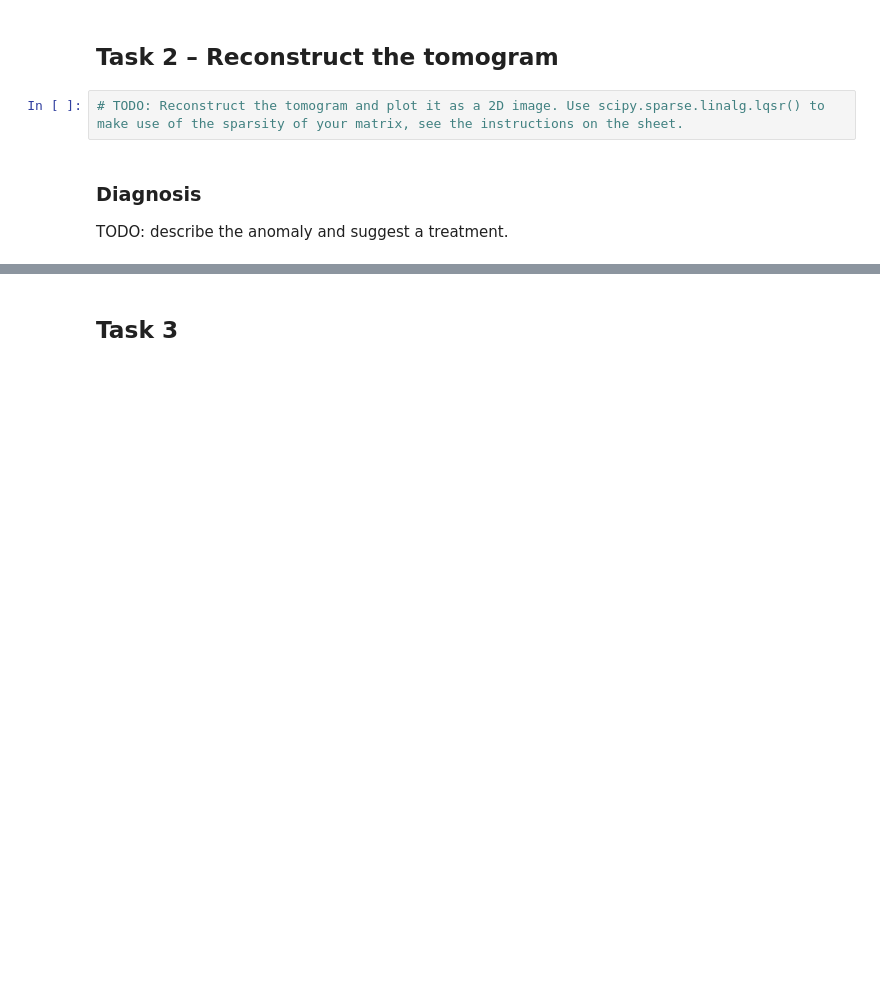
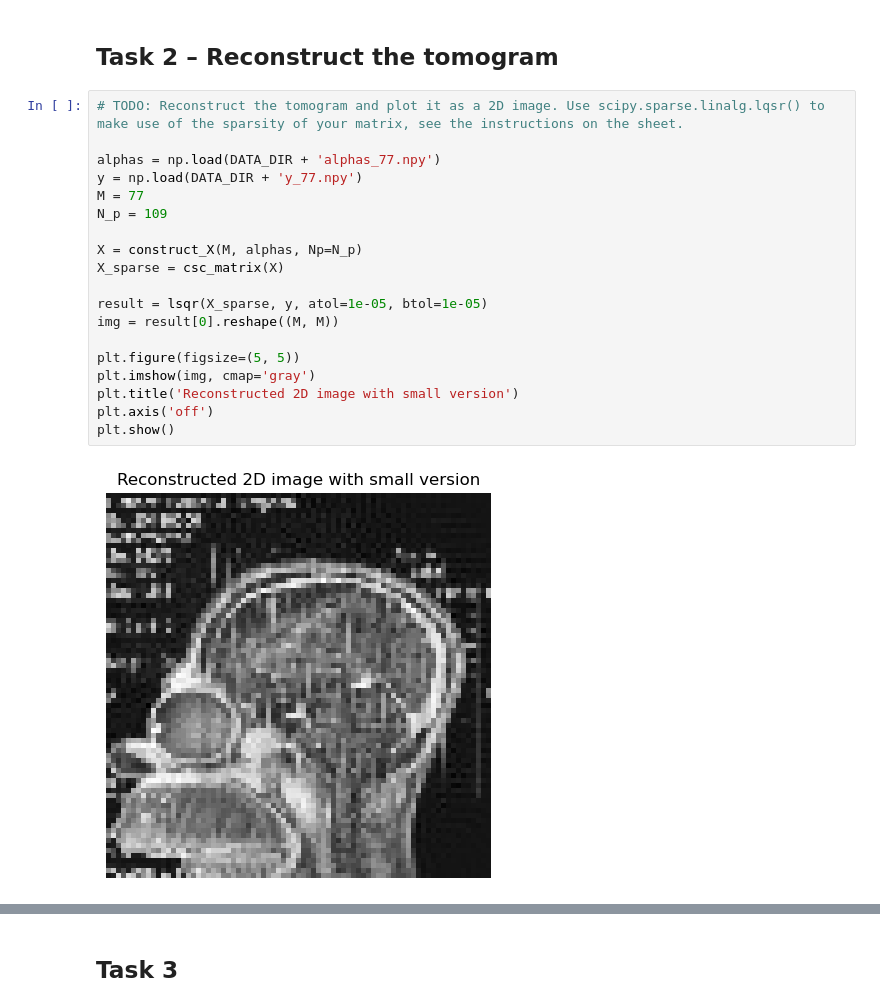
Before and after one commit to Tsumugivolle77/MLE-Sheets, a Jupyter notebook: sheet7/MLE25_sheet07.ipynb, the cells around one changed output, grey strips where cells are left out. Cells and saved outputs as stored; diff of their text form; blank space fills up the shorter version.

```diff
--- a/sheet7/MLE25_sheet07.ipynb
+++ b/sheet7/MLE25_sheet07.ipynb
@@ -136,6 +119,22 @@ plt.show()
 ## Task 2 – Reconstruct the tomogram
 # %%
 # TODO: Reconstruct the tomogram and plot it as a 2D image. Use scipy.sparse.linalg.lqsr() to make use of the sparsity of your matrix, see the instructions on the sheet.
+
+alphas = np.load(DATA_DIR + 'alphas_77.npy')
+y = np.load(DATA_DIR + 'y_77.npy')
+M = 77
+N_p = 109
+
+X = construct_X(M, alphas, Np=N_p)
+X_sparse = csc_matrix(X)
+
+result = lsqr(X_sparse, y, atol=1e-05, btol=1e-05)
+img = result[0].reshape((M, M))
+
+plt.figure(figsize=(5, 5))
+plt.imshow(img, cmap='gray')
+plt.title('Reconstructed 2D image with small version')
+plt.axis('off')
+plt.show()
+# %% [output]
+[figure, added]
-# %% [markdown]
-### Diagnosis
-TODO: describe the anomaly and suggest a treatment.
```
Also changed, not shown: parts of 5 cells of this notebook.
